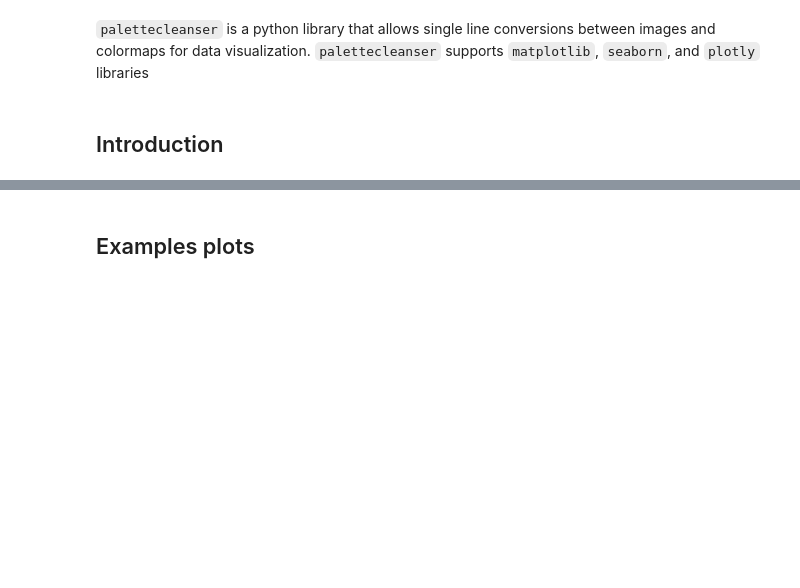
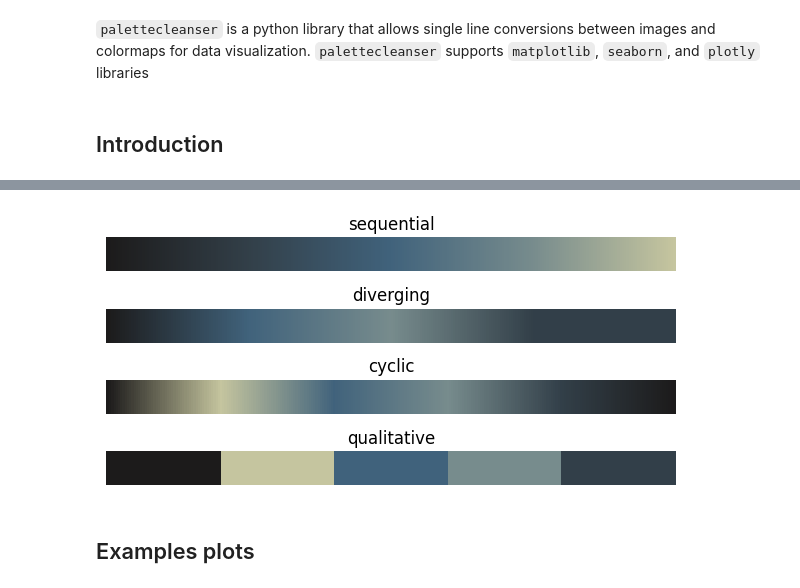
Before and after one commit to sansona/palettecleanse, a Jupyter notebook: usage.ipynb, the cells around one changed output, grey strips where cells are left out. Saved outputs shown, nothing was run; the diff lists cells and outputs as text; code cells hidden in the pictures; blank space fills up the shorter version.

```diff
--- a/usage.ipynb
+++ b/usage.ipynb
@@ -27,8 +29,10 @@ To convert to a colormap, load the image into a `CMap` object. The `CMap` object
 Attributes such as numbers of colors generated (`n_colors`) can be adjusted via. the class initialization call.
 # %%
 # display all colormaps available
-vangogh = CMap(f'images/{fname}')
-vangogh.display_all_cmaps()
+vangogh = Palette(f'images/{fname}')
+vangogh.display_all_palettes()
+# %% [output]
+[figure, added]
 # %% [markdown]
 ## Examples plots
 # %% [markdown]
```
Also changed, not shown: parts of 14 cells of this notebook, 13 other files.
